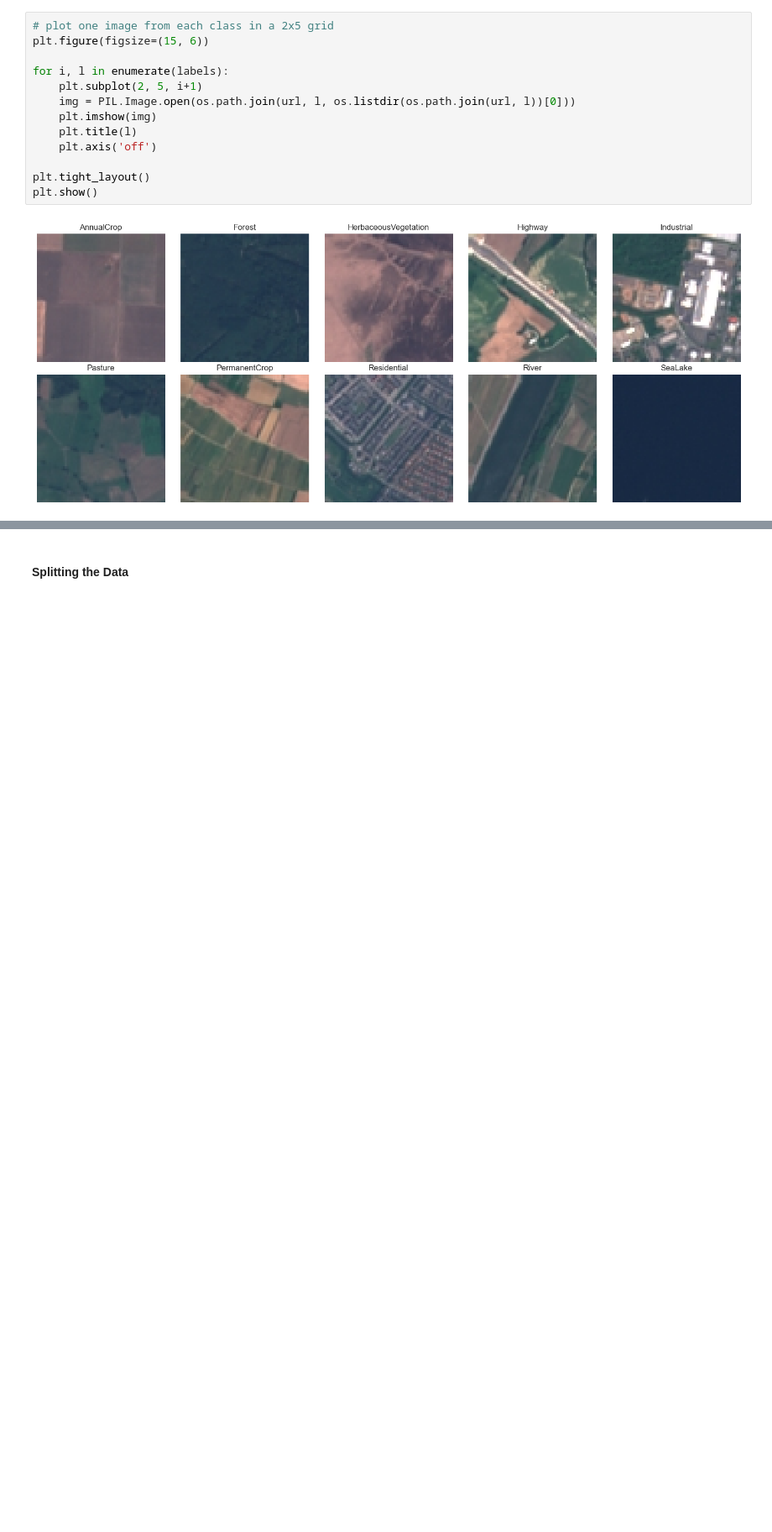
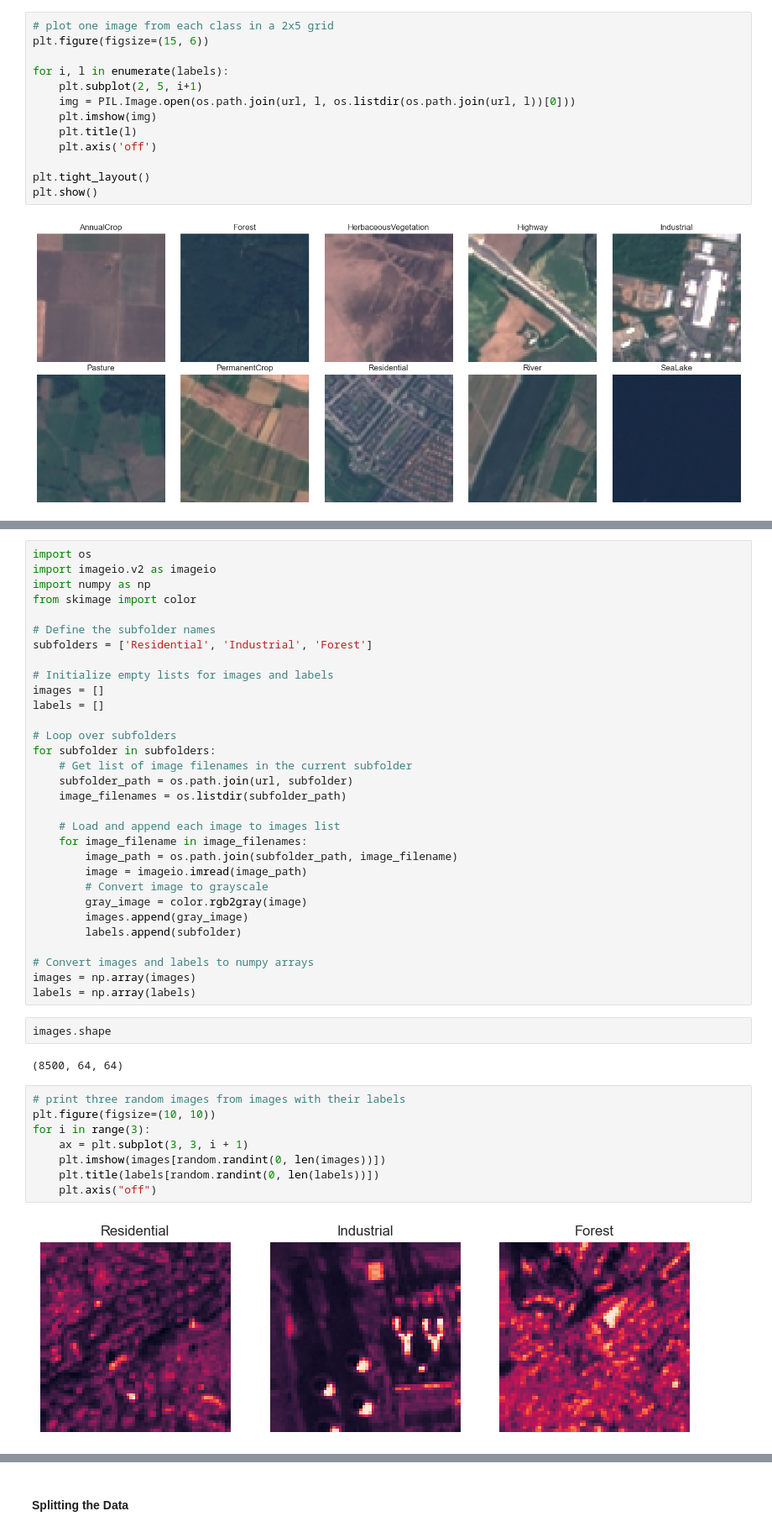
Before and after one commit to nlebovits/MUSA-650_Spring2023, a Jupyter notebook: Homeworks/Homework3.ipynb, the cells around one changed output, grey strips where cells are left out. Shown: that part at 84% size. Saved outputs shown, nothing was run; the diff lists cells and outputs as text; blank space fills up the shorter version.

```diff
--- a/Homeworks/Homework3.ipynb
+++ b/Homeworks/Homework3.ipynb
@@ -78,0 +98,45 @@ plt.show()
+# %%
+import os
+import imageio.v2 as imageio
+import numpy as np
+from skimage import color
+
+# Define the subfolder names
+subfolders = ['Residential', 'Industrial', 'Forest']
+
+# Initialize empty lists for images and labels
+images = []
+labels = []
+
+# Loop over subfolders
+for subfolder in subfolders:
+    # Get list of image filenames in the current subfolder
+    subfolder_path = os.path.join(url, subfolder)
+    image_filenames = os.listdir(subfolder_path)
+
+    # Load and append each image to images list
+    for image_filename in image_filenames:
+        image_path = os.path.join(subfolder_path, image_filename)
+        image = imageio.imread(image_path)
+        # Convert image to grayscale
+        gray_image = color.rgb2gray(image)
+        images.append(gray_image)
+        labels.append(subfolder)
+
+# Convert images and labels to numpy arrays
+images = np.array(images)
+labels = np.array(labels)
+# %%
+images.shape
+# %% [output]
+(8500, 64, 64)
+# %%
+# print three random images from images with their labels
+plt.figure(figsize=(10, 10))
+for i in range(3):
+    ax = plt.subplot(3, 3, i + 1)
+    plt.imshow(images[random.randint(0, len(images))])
+    plt.title(labels[random.randint(0, len(labels))])
+    plt.axis("off")
+# %% [output]
+[figure, added]
```
Also changed, not shown: parts of 17 cells of this notebook.
